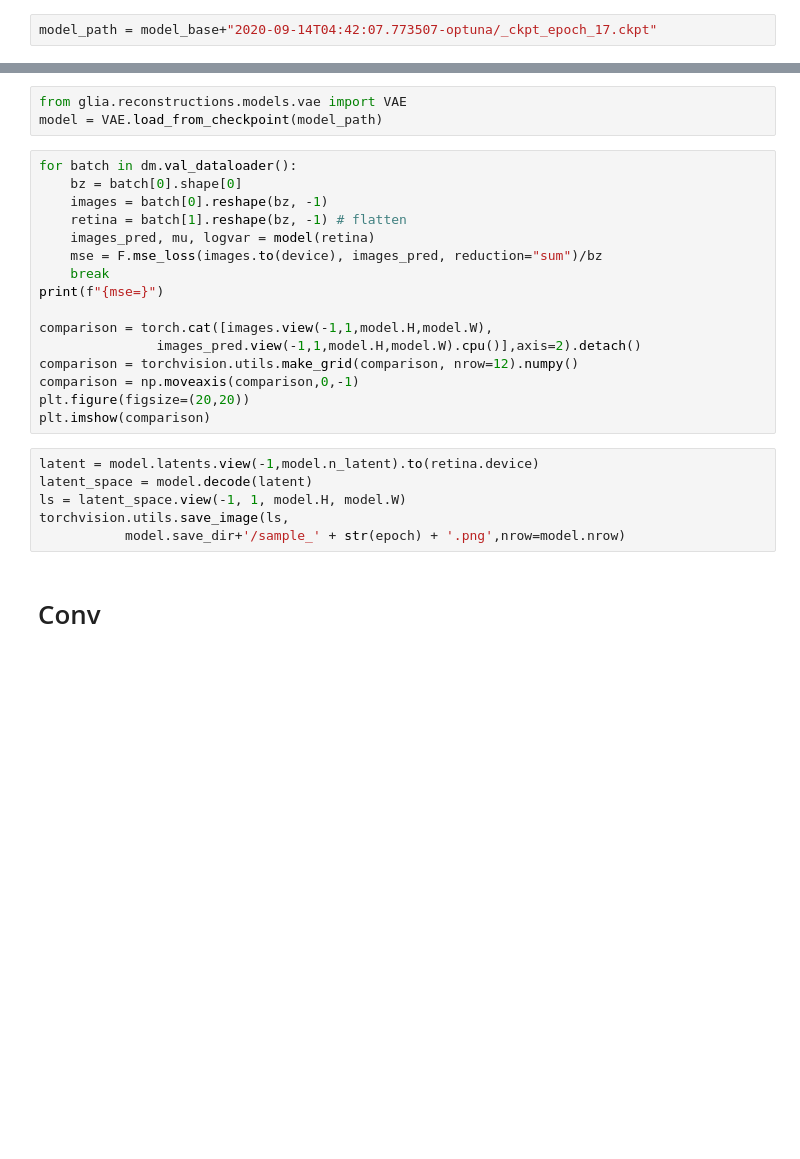
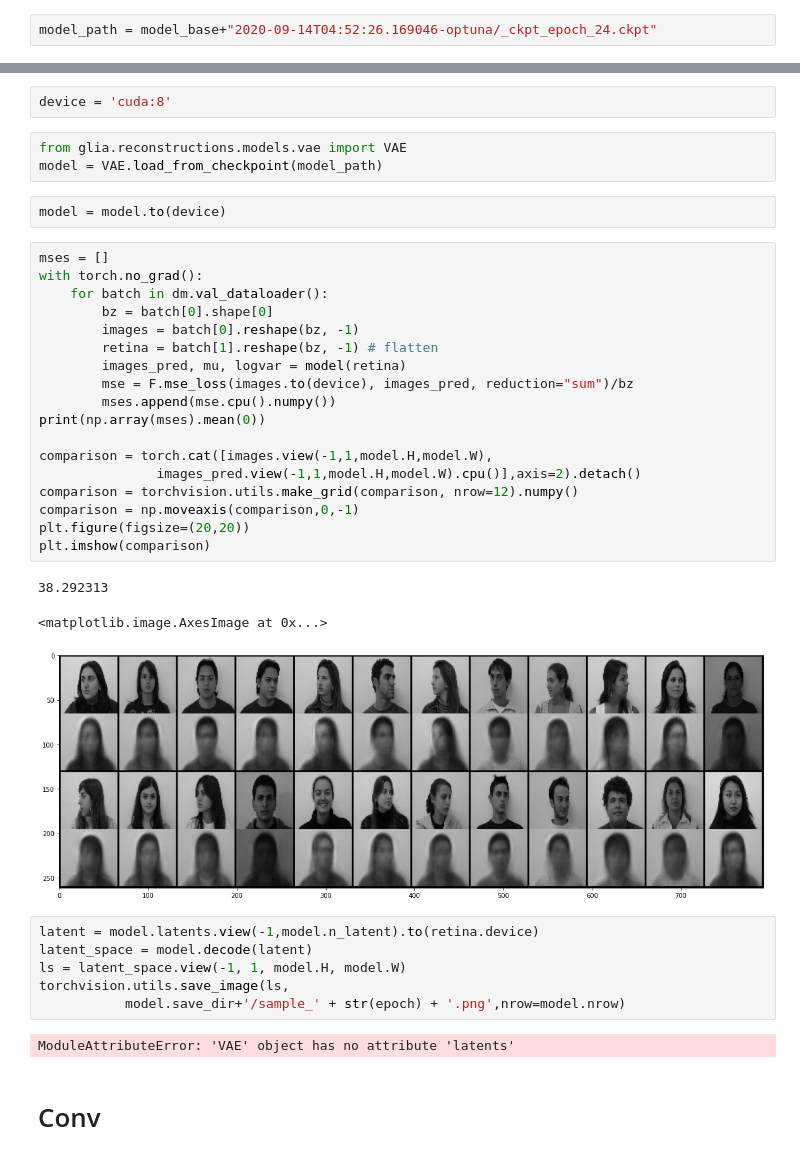
Before and after one commit to tbenst/glia, a Jupyter notebook: notebooks/2020-09-14_model_visualize.ipynb, the cells around one changed output, grey strips where cells are left out. Drawn from its saved outputs; the diff is of its cells as text; blank space fills up the shorter version.

```diff
--- a/notebooks/2020-09-14_model_visualize.ipynb
+++ b/notebooks/2020-09-14_model_visualize.ipynb
@@ -33,4 +33,4 @@ dm = ImageRetina(image_dset, retina_dset,batch_size=64,
 # %% [markdown]
 # VAE
 # %%
-model_path = model_base+"2020-09-14T04:42:07.773507-optuna/_ckpt_epoch_17.ckpt"
+model_path = model_base+"2020-09-14T04:52:26.169046-optuna/_ckpt_epoch_24.ckpt"
@@ -37,28 +43,40 @@ model_path = model_base+"2020-09-14T04:42:07.773507-optuna/_ckpt_epoch_17.ckpt"
+# %%
+device = 'cuda:8'
 # %%
 from glia.reconstructions.models.vae import VAE
 model = VAE.load_from_checkpoint(model_path)
+# %%
+model = model.to(device)
 # %%
-for batch in dm.val_dataloader():
-    bz = batch[0].shape[0]
-    images = batch[0].reshape(bz, -1)
-    retina = batch[1].reshape(bz, -1) # flatten
-    images_pred, mu, logvar = model(retina)
-    mse = F.mse_loss(images.to(device), images_pred, reduction="sum")/bz
-    break
-print(f"{mse=}")
+mses = []
+with torch.no_grad():
+    for batch in dm.val_dataloader():
+        bz = batch[0].shape[0]
+        images = batch[0].reshape(bz, -1)
+        retina = batch[1].reshape(bz, -1) # flatten
+        images_pred, mu, logvar = model(retina)
+        mse = F.mse_loss(images.to(device), images_pred, reduction="sum")/bz
+        mses.append(mse.cpu().numpy())
+print(np.array(mses).mean(0))
 
 comparison = torch.cat([images.view(-1,1,model.H,model.W),
                images_pred.view(-1,1,model.H,model.W).cpu()],axis=2).detach()
 comparison = torchvision.utils.make_grid(comparison, nrow=12).numpy()
 comparison = np.moveaxis(comparison,0,-1)
 plt.figure(figsize=(20,20))
 plt.imshow(comparison)
+# %% [output]
+38.292313
+<matplotlib.image.AxesImage at 0x...>
+[figure, added]
 # %%
 latent = model.latents.view(-1,model.n_latent).to(retina.device)
 latent_space = model.decode(latent)
 ls = latent_space.view(-1, 1, model.H, model.W)
 torchvision.utils.save_image(ls,
            model.save_dir+'/sample_' + str(epoch) + '.png',nrow=model.nrow)
+# %% [output]
+ModuleAttributeError: 'VAE' object has no attribute 'latents'
 # %% [markdown]
 # Conv
 # %%
```
Also changed, not shown: parts of 1 cell of this notebook, 4 other files.
